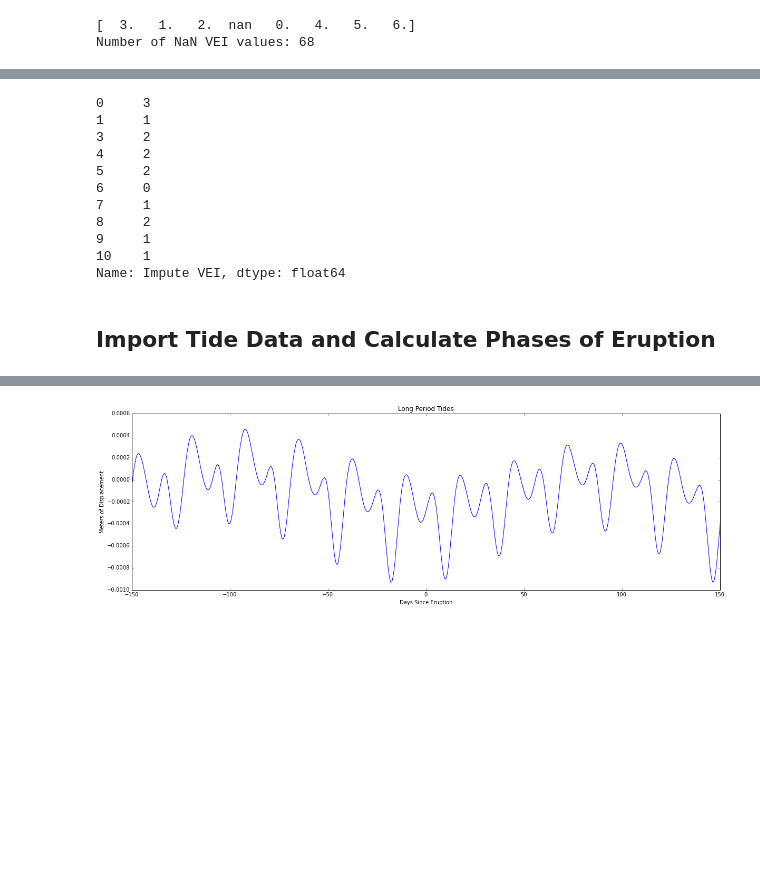
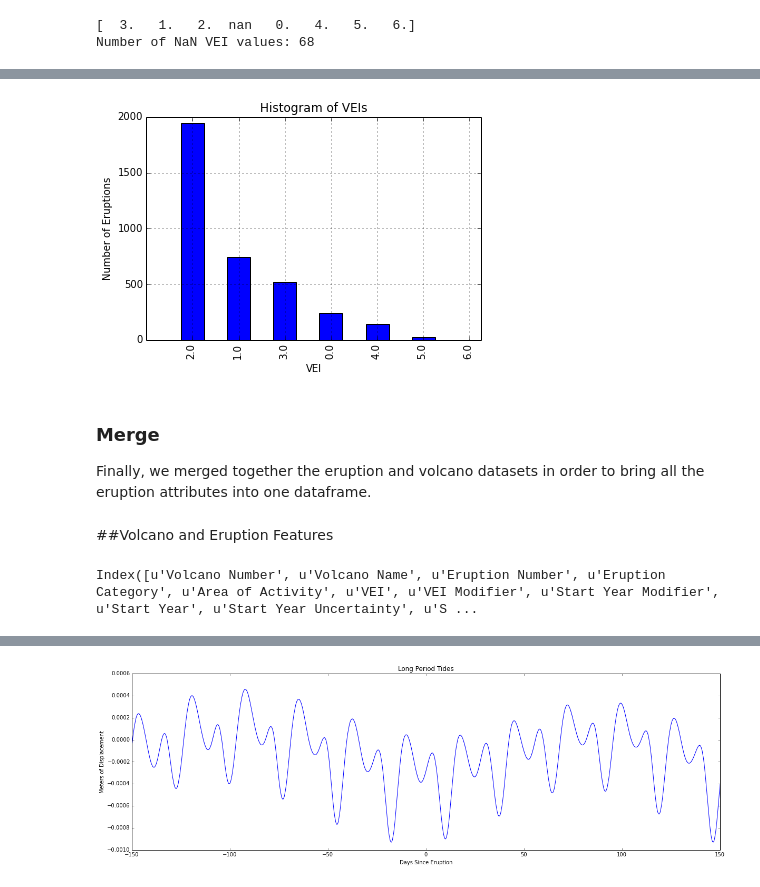
Before and after one commit to sokolo986/CS109_Volcano, a Jupyter notebook: Data CleanUp.ipynb, the cells around one changed output, grey strips where cells are left out. Cells and saved outputs as stored; diff of their text form; code cells hidden in the pictures; blank space fills up the shorter version.

```diff
--- a/Data CleanUp.ipynb
+++ b/Data CleanUp.ipynb
@@ -119,21 +184,16 @@ plt.show()
 # %%
 conf_erup['Impute VEI'] = cleanup.impute_vei(conf_erup,'VEI')
-# %%
-conf_erup['Impute VEI'][0:10]
-# %% [output]
-0     3
-1     1
-3     2
-4     2
-5     2
-6     0
-7     1
-8     2
-9     1
-10    1
-Name: Impute VEI, dtype: float64
+# %%
+conf_erup['Impute VEI'].value_counts().plot(kind = 'bar')
+plt.title('Histogram of VEIs')
+plt.xlabel('VEI')
+plt.ylabel('Number of Eruptions')
+plt.show()
+# %% [output]
+[figure, added]
+# %% [markdown]
+### Merge
+Finally, we merged together the eruption and volcano datasets in order to bring all the eruption attributes into one dataframe.
 # %%
 # merge eruptions and volcanos
 conf_erup = pd.merge(conf_erup, volcanoes, on = ['Volcano Number'], how = 'left')
-# %% [markdown]
-## Import Tide Data and Calculate Phases of Eruption
@@ -139,0 +203,6 @@ conf_erup = pd.merge(conf_erup, volcanoes, on = ['Volcano Number'], how = 'left'
+# %% [markdown]
+##Volcano and Eruption Features
+# %%
+conf_erup.columns
+# %% [output]
+Index([u'Volcano Number', u'Volcano Name', u'Eruption Number', u'Eruption Category', u'Area of Activity', u'VEI', u'VEI Modifier', u'Start Year Modifier', u'Start Year', u'Start Year Uncertainty', u'S ...
```
Also changed, not shown: parts of 30 cells of this notebook.
